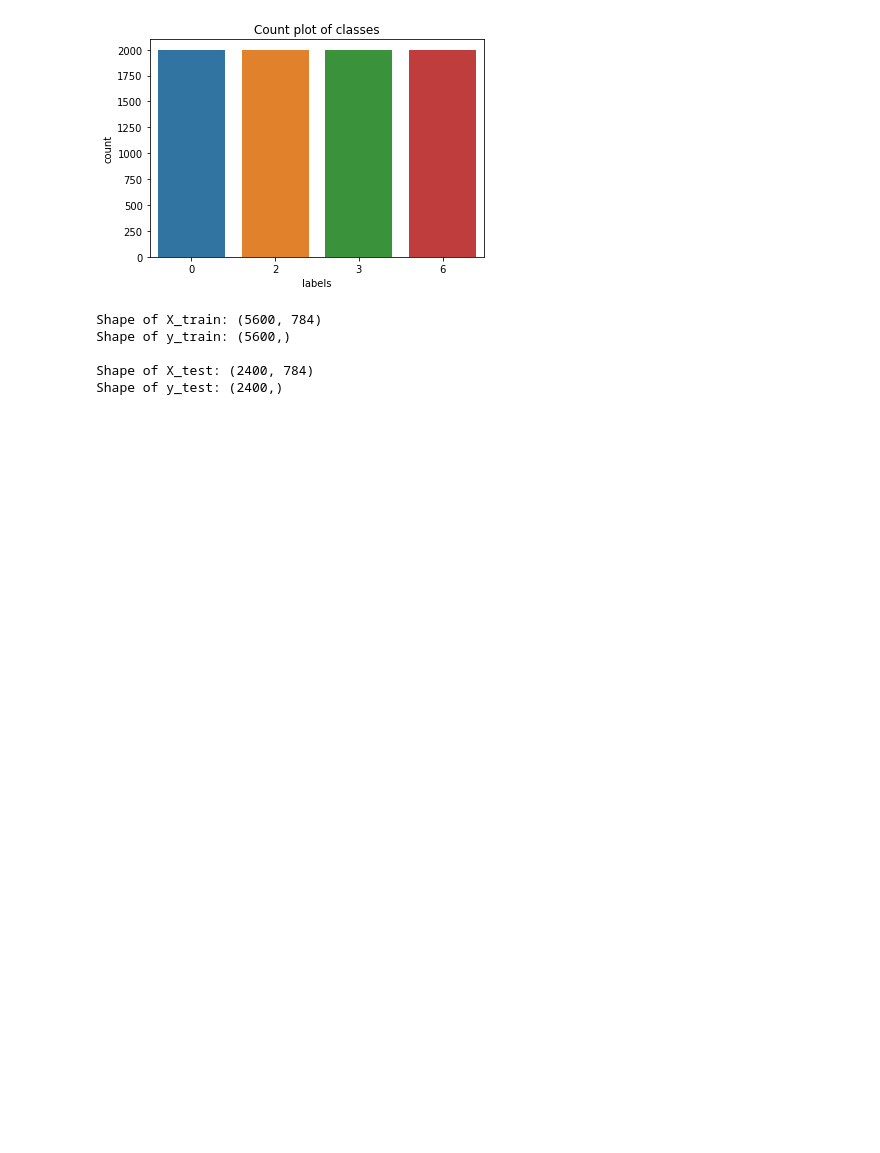
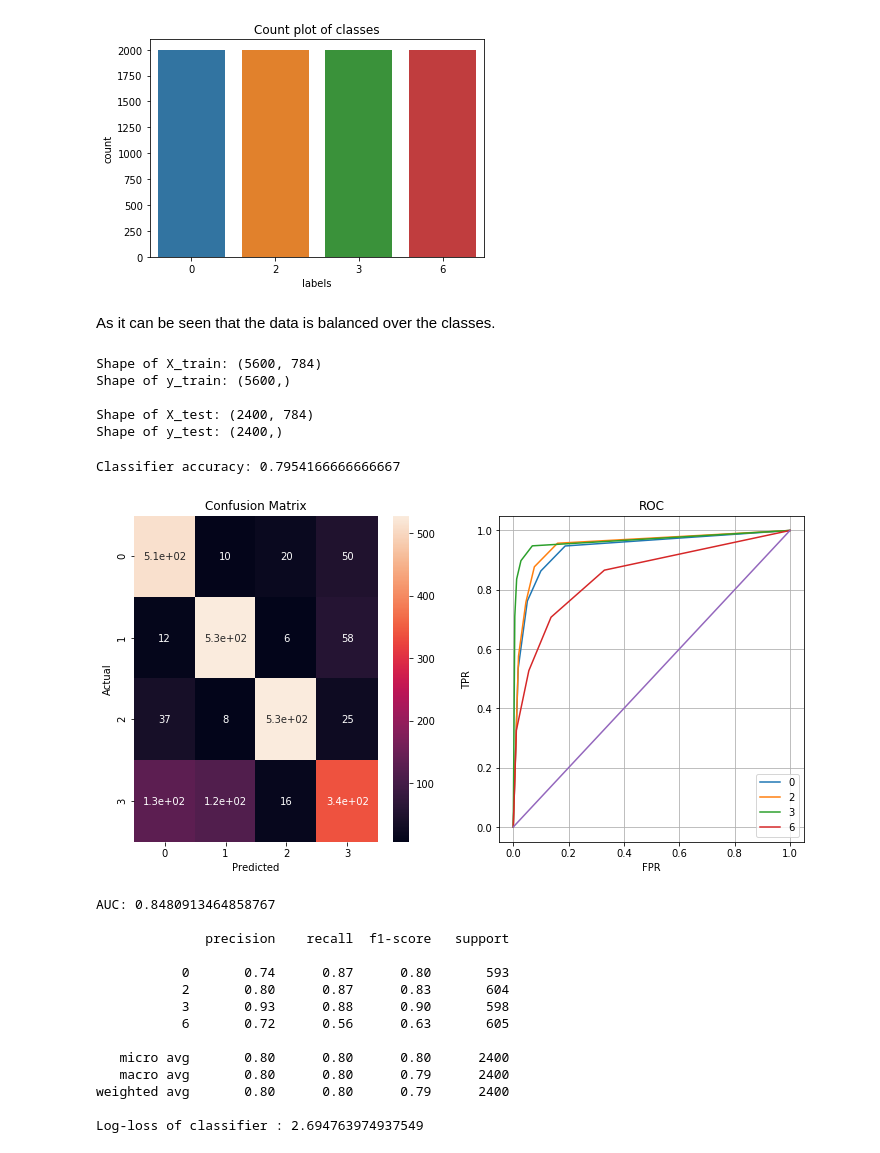
Before and after one commit to TheAnkurPandey/MIDASS_SIT, a Jupyter notebook: CV_Problem/ImageClassificationTask.ipynb, the cells around one changed output. Saved outputs shown, nothing was run; the diff lists cells and outputs as text; code cells hidden in the pictures; blank space fills up the shorter version.

```diff
--- a/CV_Problem/ImageClassificationTask.ipynb
+++ b/CV_Problem/ImageClassificationTask.ipynb
@@ -105,6 +108,8 @@ def count_plot(X, y, column, title):
 count_plot(pd.DataFrame(X), y, 'labels', 'Count plot of classes')
 # %% [output]
 [figure]
+# %% [markdown]
+As it can be seen that the data is balanced over the classes.
 # %%
 X_train, X_test, y_train, y_test = train_test_split(X, y, test_size=0.30, random_state=0)
 # %%
@@ -121,0 +175,27 @@ Shape of y_test: (2400,)
+# %%
+from sklearn.neighbors import KNeighborsClassifier
+from sklearn.model_selection import GridSearchCV
+
+tuned_parameter = {'n_neighbors':[1, 2, 3, 4, 5]}
+clf = GridSearchCV(KNeighborsClassifier(),
+                  tuned_parameter, scoring='accuracy', n_jobs=-1)
+
+train_the_classifier_and_analyse_the_test_results(clf, X_train, y_train, X_test, y_test)
+print(clf.best_estimator_)
+# %% [output]
+Classifier accuracy: 0.7954166666666667
+[figure, added]
+AUC: 0.8480913464858767
+
+              precision    recall  f1-score   support
+
+           0       0.74      0.87      0.80       593
+           2       0.80      0.87      0.83       604
+           3       0.93      0.88      0.90       598
+           6       0.72      0.56      0.63       605
+
+   micro avg       0.80      0.80      0.80      2400
+   macro avg       0.80      0.80      0.79      2400
+weighted avg       0.80      0.80      0.79      2400
+
+Log-loss of classifier : 2.694763974937549
```
Also changed, not shown: parts of 10 cells of this notebook, 1 other file.
